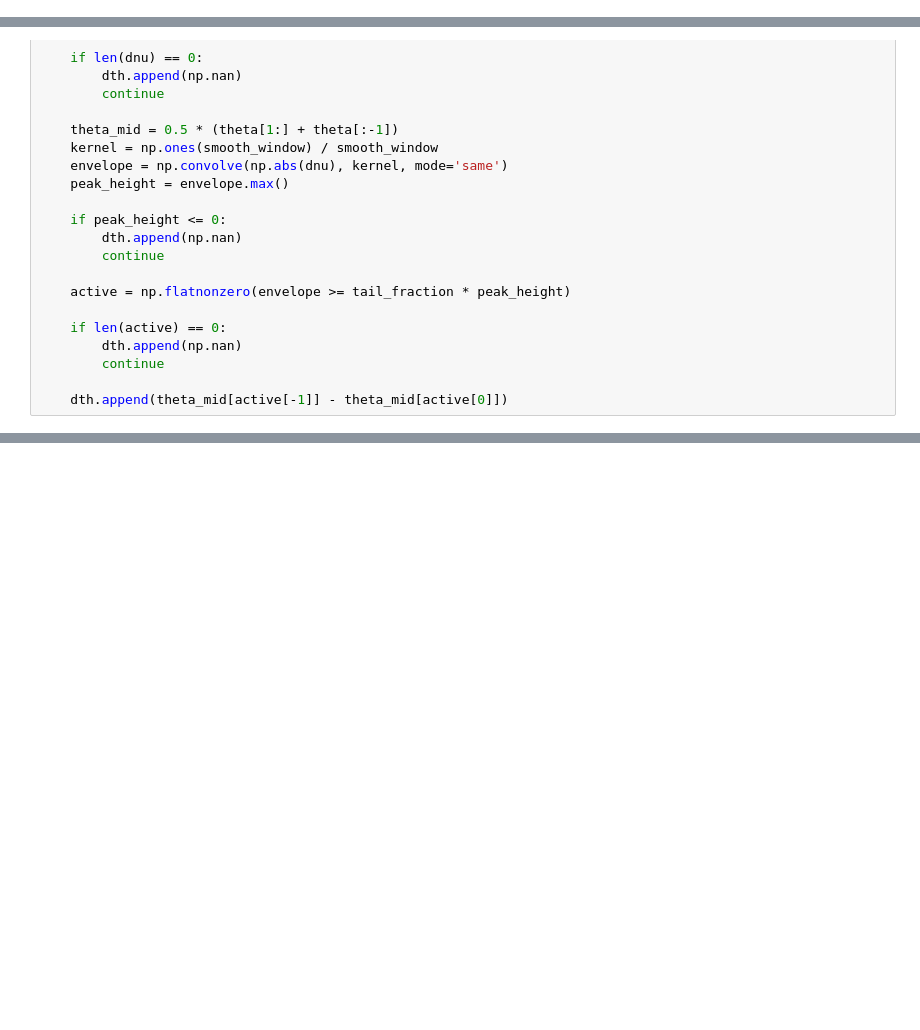
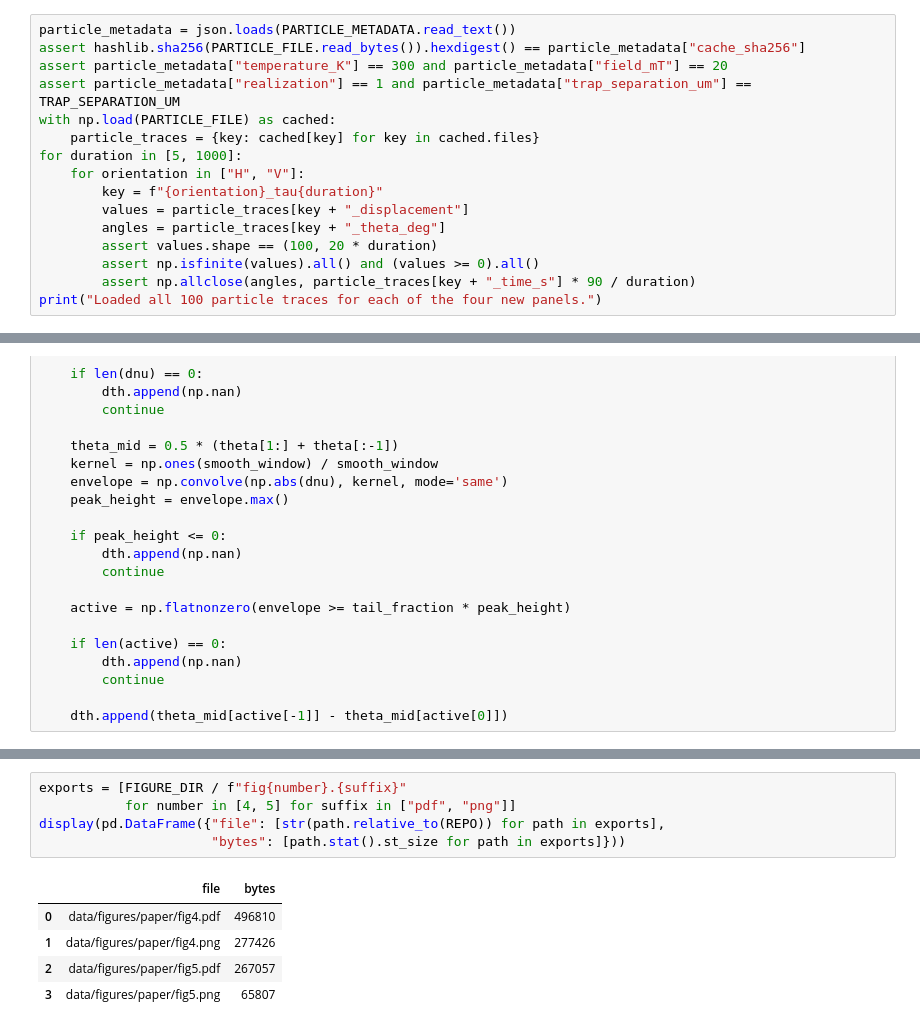
Before and after one commit to leogabac/frequencygs, a Jupyter notebook: src/notebooks/figure4.ipynb, the cells around one changed output, grey strips where cells are left out. Drawn from its saved outputs; the diff is of its cells as text; blank space fills up the shorter version.

```diff
--- a/src/notebooks/figure4.ipynb
+++ b/src/notebooks/figure4.ipynb
@@ -286,0 +152,16 @@ FileNotFoundError: [Errno 2] No such file or directory: '/home/frieren/Dropbox/m
+# %%
+particle_metadata = json.loads(PARTICLE_METADATA.read_text())
+assert hashlib.sha256(PARTICLE_FILE.read_bytes()).hexdigest() == particle_metadata["cache_sha256"]
+assert particle_metadata["temperature_K"] == 300 and particle_metadata["field_mT"] == 20
+assert particle_metadata["realization"] == 1 and particle_metadata["trap_separation_um"] == TRAP_SEPARATION_UM
+with np.load(PARTICLE_FILE) as cached:
+    particle_traces = {key: cached[key] for key in cached.files}
+for duration in [5, 1000]:
+    for orientation in ["H", "V"]:
+        key = f"{orientation}_tau{duration}"
+        values = particle_traces[key + "_displacement"]
+        angles = particle_traces[key + "_theta_deg"]
+        assert values.shape == (100, 20 * duration)
+        assert np.isfinite(values).all() and (values >= 0).all()
+        assert np.allclose(angles, particle_traces[key + "_time_s"] * 90 / duration)
+print("Loaded all 100 particle traces for each of the four new panels.")
@@ -912,0 +472,11 @@ plt.show()
+# %%
+exports = [FIGURE_DIR / f"fig{number}.{suffix}"
+           for number in [4, 5] for suffix in ["pdf", "png"]]
+display(pd.DataFrame({"file": [str(path.relative_to(REPO)) for path in exports],
+                      "bytes": [path.stat().st_size for path in exports]}))
+# %% [output]
+|  | file | bytes |
+| 0 | data/figures/paper/fig4.pdf | 496810 |
+| 1 | data/figures/paper/fig4.png | 277426 |
+| 2 | data/figures/paper/fig5.pdf | 267057 |
+| 3 | data/figures/paper/fig5.png | 65807 |
```
Also changed, not shown: parts of 40 cells of this notebook, 1 other file.
